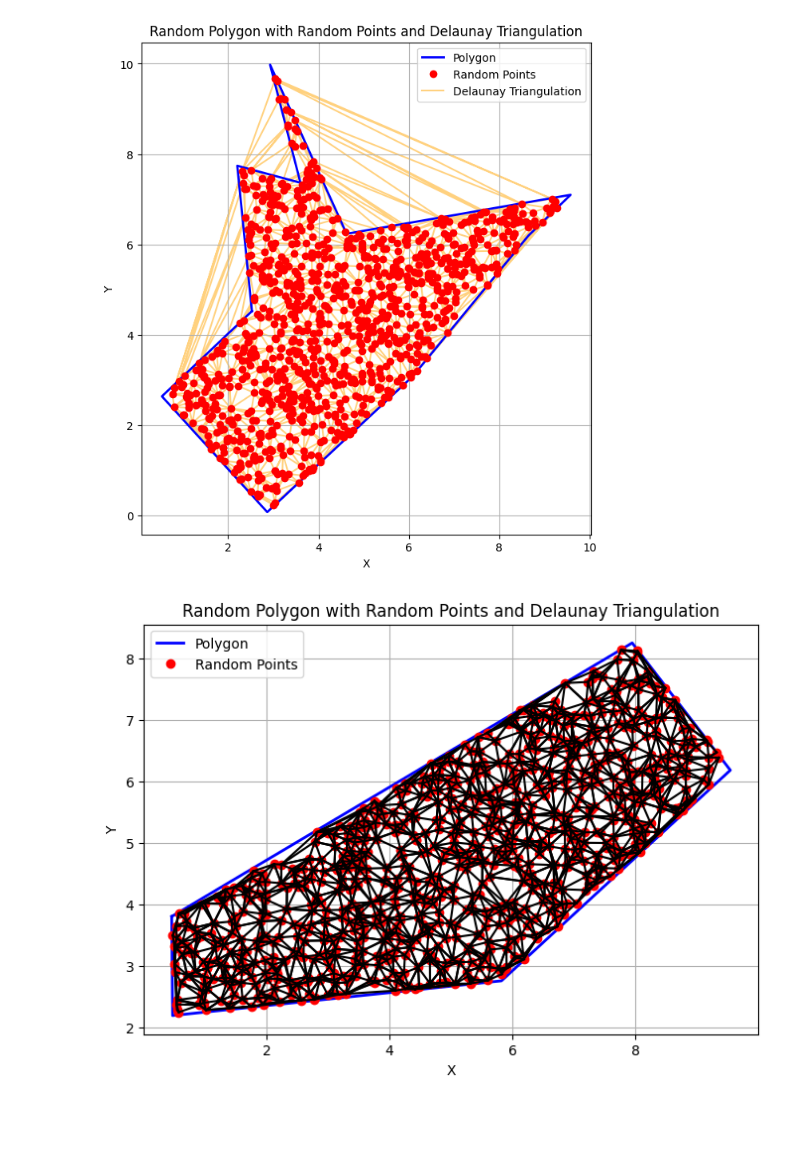
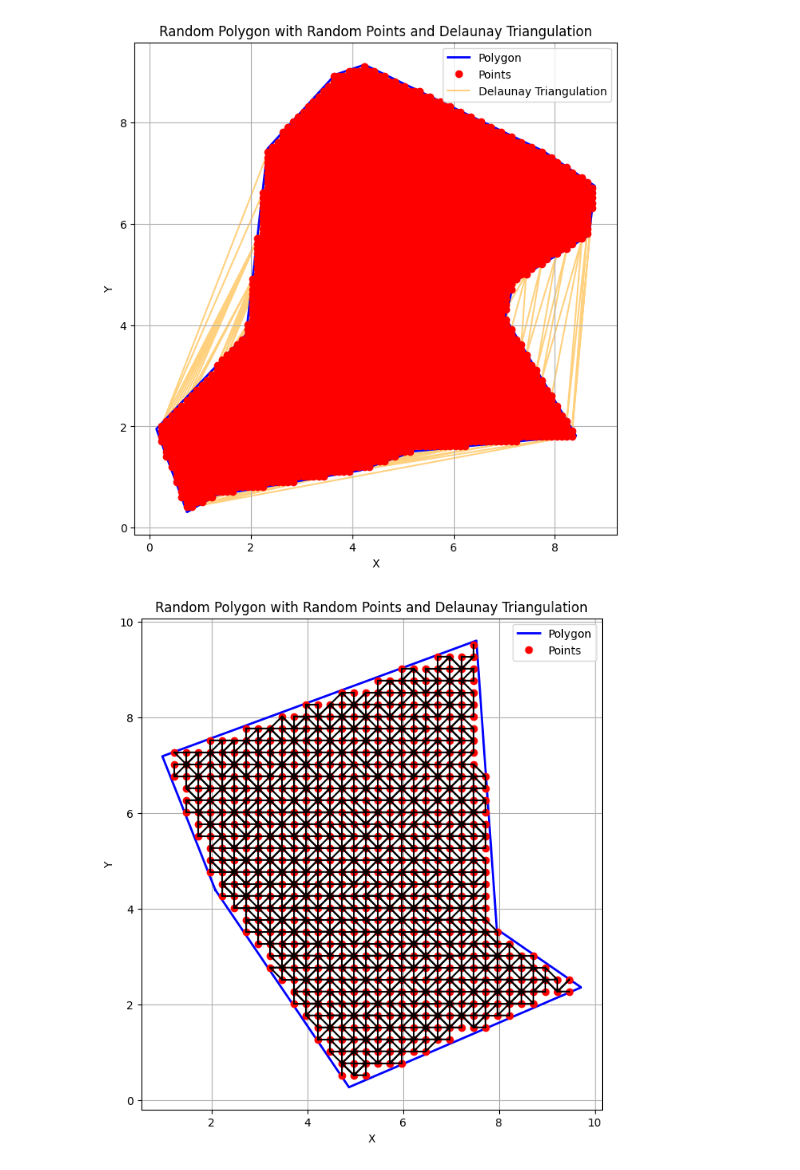
Before and after one commit to mark-hobbs/simplefea, a Jupyter notebook: 2d-polygon.ipynb, the cells around one changed output. Saved outputs shown, nothing was run; the diff lists cells and outputs as text; code cells hidden in the pictures; blank space fills up the shorter version.

```diff
--- a/2d-polygon.ipynb
+++ b/2d-polygon.ipynb
@@ -68,22 +67,36 @@ def generate_random_points_within_polygon(vertices, num_points):
         if is_inside_polygon(random_point, vertices):
             points.append(random_point)
     return np.array(points)
+# %%
+def generate_regular_grid_points_within_polygon(vertices, grid_spacing):
+    min_x, min_y = np.min(vertices, axis=0)
+    max_x, max_y = np.max(vertices, axis=0)
+
+    points = []
+    for x in np.arange(min_x, max_x, grid_spacing):
+        for y in np.arange(min_y, max_y, grid_spacing):
+            point = [x, y]
+            if is_inside_polygon(point, vertices):
+                points.append(point)
+
+    return np.array(points)
 # %%
-num_vertices = np.random.randint(3, 25)  # Random number of vertices
+n_vertices = np.random.randint(3, 25)  # Random number of vertices
 x_range = 10  # Range of x-values for vertices
 y_range = 10  # Range of y-values for vertices
-polygon_vertices = generate_random_polygon(num_vertices, x_range, y_range)
+polygon_vertices = generate_random_polygon(n_vertices, x_range, y_range)
 
-num_points = 1000
-random_points = generate_random_points_within_polygon(polygon_vertices, num_points)
+n_points = 1000
+# points = generate_random_points_within_polygon(polygon_vertices, num_points)
+points = generate_regular_grid_points_within_polygon(polygon_vertices, grid_spacing=0.1)
 
-tri = Delaunay(random_points)
+tri = Delaunay(points)
 
 plt.figure(figsize=(8, 8))
 
 plt.plot(np.append(polygon_vertices[:, 0], polygon_vertices[0, 0]), np.append(polygon_vertices[:, 1], polygon_vertices[0, 1]), color='blue', linewidth=2, label='Polygon')
-plt.plot(random_points[:, 0], random_points[:, 1], 'o', color='red', label='Random Points')
-plt.triplot(random_points[:, 0], random_points[:, 1], tri.simplices, color='orange', alpha=0.5, label='Delaunay Triangulation')
+plt.plot(points[:, 0], points[:, 1], 'o', color='red', label='Points')
+plt.triplot(points[:, 0], points[:, 1], tri.simplices, color='orange', alpha=0.5, label='Delaunay Triangulation')
 
 plt.xlabel('X')
 plt.ylabel('Y')
@@ -92,43 +105,41 @@ plt.legend()
 plt.gca().set_aspect('equal', adjustable='box')
 plt.grid(True)
 # %% [output]
-[figure, old version]
+[figure, new version]
 # %%
-# Generate a random polygon
-num_vertices = np.random.randint(3, 10)  # Random number of vertices
+n_vertices = np.random.randint(3, 10)  # Random number of vertices
 x_range = 10  # Range of x-values for vertices
 y_range = 10  # Range of y-values for vertices
-polygon_vertices = generate_random_polygon(num_vertices, x_range, y_range)
+polygon_vertices = generate_random_polygon(n_vertices, x_range, y_range)
 
-# Generate random points within the polygon
-num_points = 1000
-random_points = generate_random_points_within_polygon(polygon_vertices, num_points)
+n_points = 1000
+# points = generate_random_points_within_polygon(polygon_vertices, num_points)
+points = generate_regular_grid_points_within_polygon(polygon_vertices, grid_spacing=0.25)
 
-# Create a Delaunay triangulation mesh
-tri = Delaunay(random_points)
+tri = Delaunay(points)
 
 # Filter out triangles with edge lengths exceeding a threshold
-threshold = 1  # Set the maximum length for an edge
+threshold = .5  # Set the maximum length for an edge
 triangles = []
 for simplex in tri.simplices:
-    triangle_vertices = random_points[simplex]
+    triangle_vertices = points[simplex]
     edge_lengths = np.linalg.norm(np.roll(triangle_vertices, -1, axis=0) - triangle_vertices, axis=1)
     if np.all(edge_lengths <= threshold):
         triangles.append(simplex)
 
 plt.figure(figsize=(8, 8))
 plt.plot(np.append(polygon_vertices[:, 0], polygon_vertices[0, 0]), np.append(polygon_vertices[:, 1], polygon_vertices[0, 1]), color='blue', linewidth=2, label='Polygon')
-plt.plot(random_points[:, 0], random_points[:, 1], 'o', color='red', label='Random Points')
+plt.plot(points[:, 0], points[:, 1], 'o', color='red', label='Points')
 
 for simplex in triangles:
-    plt.plot(random_points[simplex, 0], random_points[simplex, 1], 'k-')
+    plt.plot(points[simplex, 0], points[simplex, 1], 'k-')
 
 plt.xlabel('X')
 plt.ylabel('Y')
 plt.title('Random Polygon with Random Points and Delaunay Triangulation')
 plt.legend()
 plt.gca().set_aspect('equal', adjustable='box')
 plt.grid(True)
 plt.show()
 # %% [output]
-[figure, old version]
+[figure, new version]
```
Also changed, not shown: parts of 1 cell of this notebook, 9 other files.
